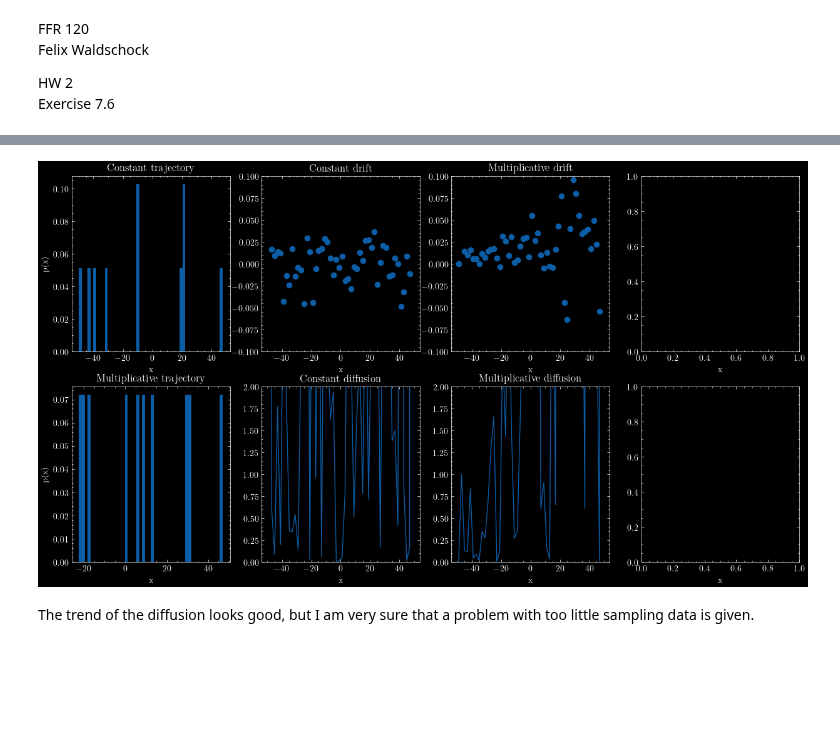
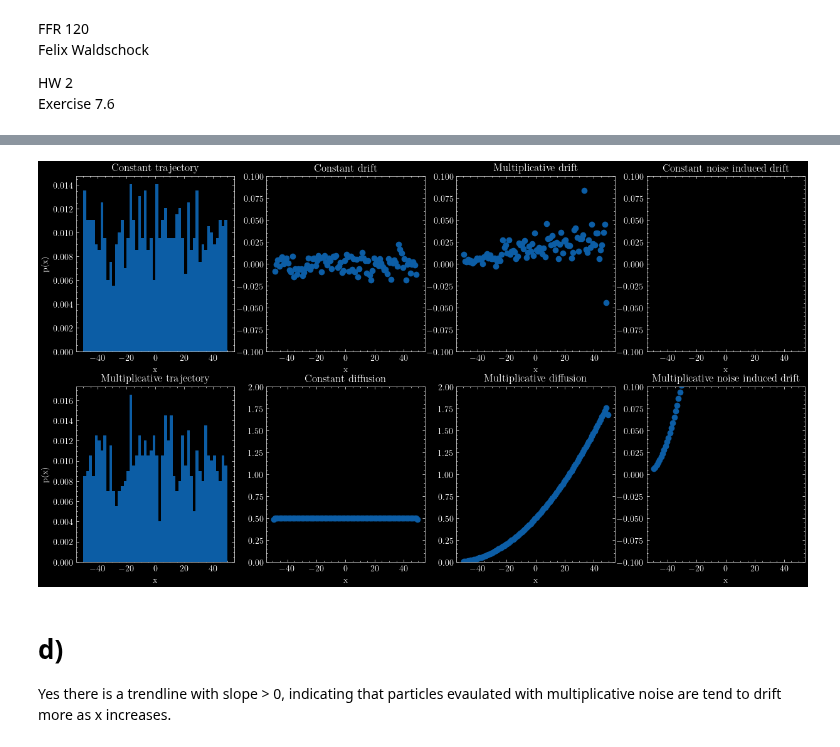
Before and after one commit to FelixWaldschock/Chalmers_FFR120_Simulation_Of_Complex_System, a Jupyter notebook: HW_02/Exercise_7-6 copy.ipynb, the cells around one changed output, grey strips where cells are left out. Saved outputs shown, nothing was run; the diff lists cells and outputs as text; code cells hidden in the pictures; blank space fills up the shorter version.

```diff
--- a/HW_02/Exercise_7-6 copy.ipynb
+++ b/HW_02/Exercise_7-6 copy.ipynb
@@ -76,7 +67,8 @@ def simulate_trajectory_constant(N, max_steps, L):
 # %%
 # multiplicative noise
 def simulate_trajectory_multiplicative(N, max_steps, L, alpha):
-    x = np.ones(N)*x0
+    #x = np.ones(N)*x0
+    x = np.random.uniform(-L/2, L/2, N)
 
     trajectories = np.zeros((N, len(T_tot)))                            # array to store trajectories
     sigmas_ = np.zeros(N)                                               # array to store sigmas
@@ -184,7 +264,7 @@ if(1):
 if(1):
     drift_multiplicative, driftCounter_mult, diffusion_multiplicative, diffCounter_mult = computeDriftDiff(trajectoryTensor_multiplicative,"mult")
 # %%
-def lowPassFilter(array, tau):
+def lowPassFilter(array, tau, state):
     # simple low pass filter to smooth the data
     # tau is the time constant
     # array is the array to be smoothed
@@ -192,7 +272,7 @@ def lowPassFilter(array, tau):
 
 
     # bypass
-    if(1):
+    if(state==0):
         return array
 
     smoothedArray = np.zeros(len(array))
@@ -200,47 +280,62 @@ def lowPassFilter(array, tau):
     for i in range(1, len(array)):
         smoothedArray[i] = smoothedArray[i-1] + (array[i] - smoothedArray[i-1]) * dT / tau
     return smoothedArray
+# %%
+# calculate the noise induced drift -> derivative of the diffusion
+def calcNoiseInducedDrift(diffusion, dT):
+    return lowPassFilter(diffusion, dT, True)
+# %%
+# calculate the noise induced drift -> derivative of the diffusion
+noiseInducedConstant = calcNoiseInducedDrift(diffusion_constant, dT)
+noiseInducedMultiplicative = calcNoiseInducedDrift(diffusion_multiplicative, dT)
 # %%
 # plot a 2x3 subplot
 fig, axs = plt.subplots(2, 4, figsize=(15,8))
 x_init = np.linspace(-L/2, L/2, N)
 
 # plot the constantDrift and conStantDiffusion in 1 and 2
 axs[0, 0].hist(trajectories_constant, bins=50, density=True, label='constant drift')
-#axs[0, 0].plot(x_init, trajectories_constant[0,:], label='constant drift')
 axs[0, 0].set_title('Constant trajectory')
 axs[0, 0].set(ylabel='p(x)')
 
 axs[1, 0].hist(trajectories_multiplicative, bins=50, density=True, label='multiplicative trajectory')
 axs[1, 0].set_title('Multiplicative trajectory')
 axs[1, 0].set(ylabel='p(x)')
 
 axs[0, 1].plot(IntervallCenters,drift_constant, 'o',label='constant noise')
 axs[0, 1].set_title('Constant drift')
 axs[0, 1].set_ylim(-0.1, 0.1)
 
-axs[1, 1].plot(IntervallCenters,lowPassFilter(diffusion_constant,4*dT), label='constant noise')
+axs[1, 1].plot(IntervallCenters,diffusion_constant,'o', label='constant noise')
 axs[1, 1].set_title('Constant diffusion')
 axs[1, 1].set_ylim(-0, 2)
-
 
 axs[0, 2].plot(IntervallCenters,drift_multiplicative, 'o', label='multiplicative noise')
 axs[0, 2].set_title('Multiplicative drift')
 axs[0, 2].set_ylim(-0.1, 0.1)
 
-
-axs[1, 2].plot(IntervallCenters,lowPassFilter(diffusion_multiplicative, 4*dT), label='multiplicative noise')
+axs[1, 2].plot(IntervallCenters,diffusion_multiplicative,'o', label='multiplicative noise')
 axs[1, 2].set_title('Multiplicative diffusion')
 axs[1, 2].set_ylim(-0, 2)
+
+axs[0, 3].plot(IntervallCenters,noiseInducedConstant, 'o',label='constant noise')
+axs[0, 3].set_title('Constant noise induced drift')
+axs[0, 3].set_ylim(-0.1, 0.1)
+
+axs[1, 3].plot(IntervallCenters,noiseInducedMultiplicative, 'o',label='multiplicative noise')
+axs[1, 3].set_title('Multiplicative noise induced drift')
+axs[1, 3].set_ylim(-0.1, 0.1)
+
 
 
 # set x label for all plots "x"
 for ax in axs.flat:
     ax.set(xlabel='x')
 # %% [output]
-[figure, old version]
+[figure, new version]
-# %% [markdown]
-The trend of the diffusion looks good, but I am very sure that a problem with too little sampling data is given.
+# %% [markdown]
+# d)
+Yes there is a trendline with slope > 0, indicating that particles evaulated with multiplicative noise are tend to drift more as x increases.
 # %%
 # plot the trajectory of the constant noise simulation
 fig = plt.figure(figsize=(15,8))
```
Also changed, not shown: parts of 11 cells of this notebook, 12 other files.
